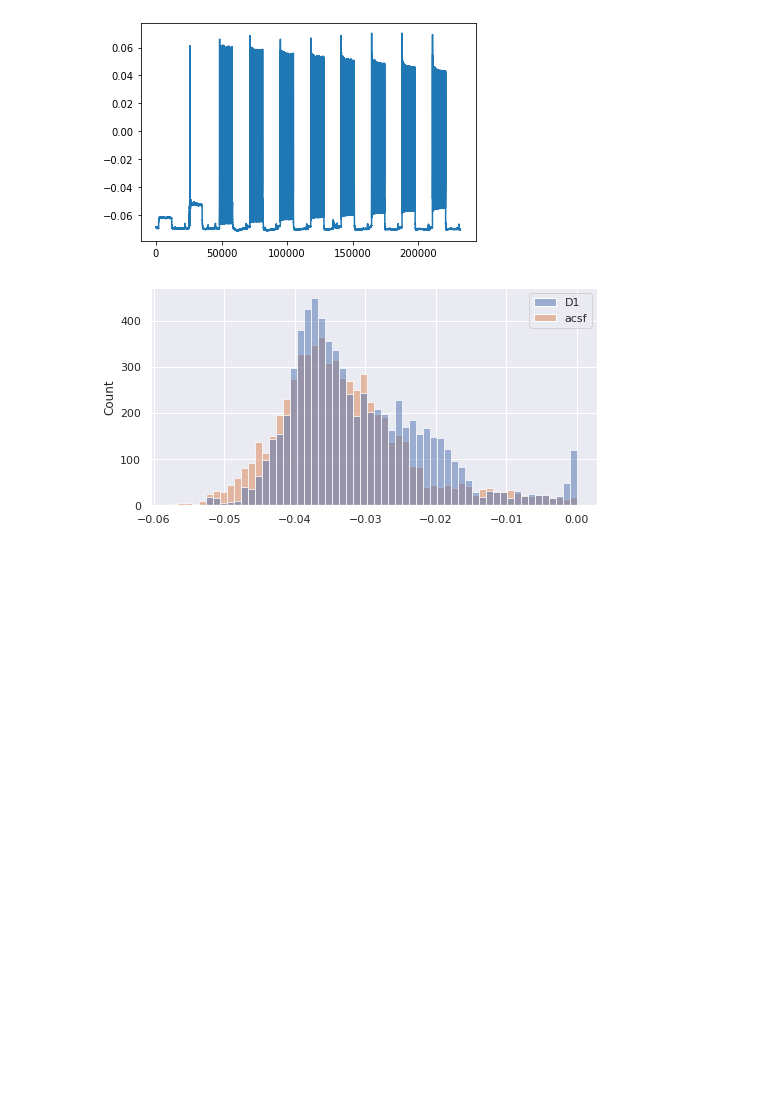
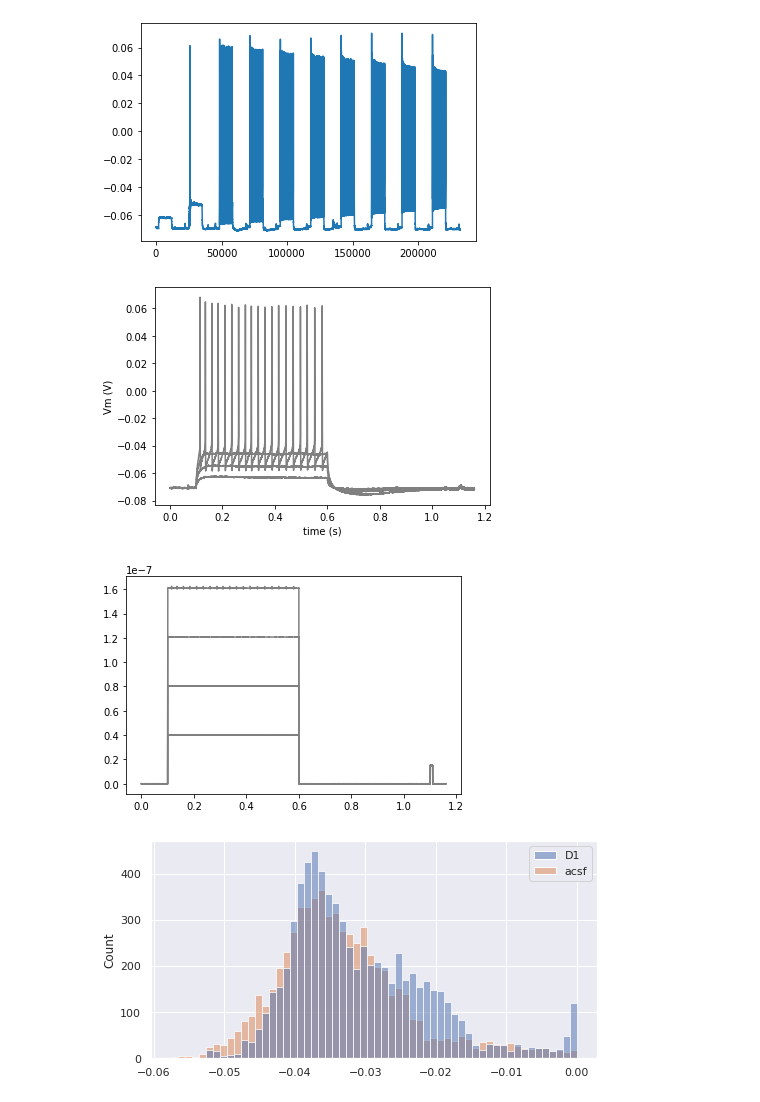
Before and after one commit to Nishant-codex/single_cell_analysis, a Jupyter notebook: notebooks/Ephys_StepAndHold.ipynb, the cells around one changed output. Cells and saved outputs as stored; diff of their text form; code cells hidden in the pictures; blank space fills up the shorter version.

```diff
--- a/notebooks/Ephys_StepAndHold.ipynb
+++ b/notebooks/Ephys_StepAndHold.ipynb
@@ -1136,6 +1136,28 @@ for k,vals in data_acsf.items():
 # %% [output]
 [figure]
 [figure]
+# %%
+data_acsf['1'].keys()
+# plt.plot(data_acsf['1']['tV'],data_acsf['1']['V'])
+for i in range(0,4):
+    plt.plot(data_acsf['1']['tV'][i],data_acsf['1']['V'][i],c='grey')
+plt.xlabel('time (s)')
+plt.ylabel('Vm (V)')
+# plt.show()
+
+plt.savefig('C:/Users/Nishant Joshi/Documents/DNM/sh_')
+for i in range(0,4):
+    plt.plot(data_acsf['1']['tI'][i],data_acsf['1']['I'][i]*1000,c='grey')
+plt.xlabel('time (s)')
+plt.ylabel('Vm (V)')
+plt.savefig('C:/Users/Nishant Joshi/Documents/DNM/fn_')
+
+# plt.show()
+
+# plt.savefig()
+# %% [output]
+[figure, added]
+[figure, added]
 # %%
 def plot_ISIs_distribution(file_drug,file_acsf,cond):
   isis_1_8_drug = []
```
Also changed, not shown: parts of 11 cells of this notebook, 9 other files.
